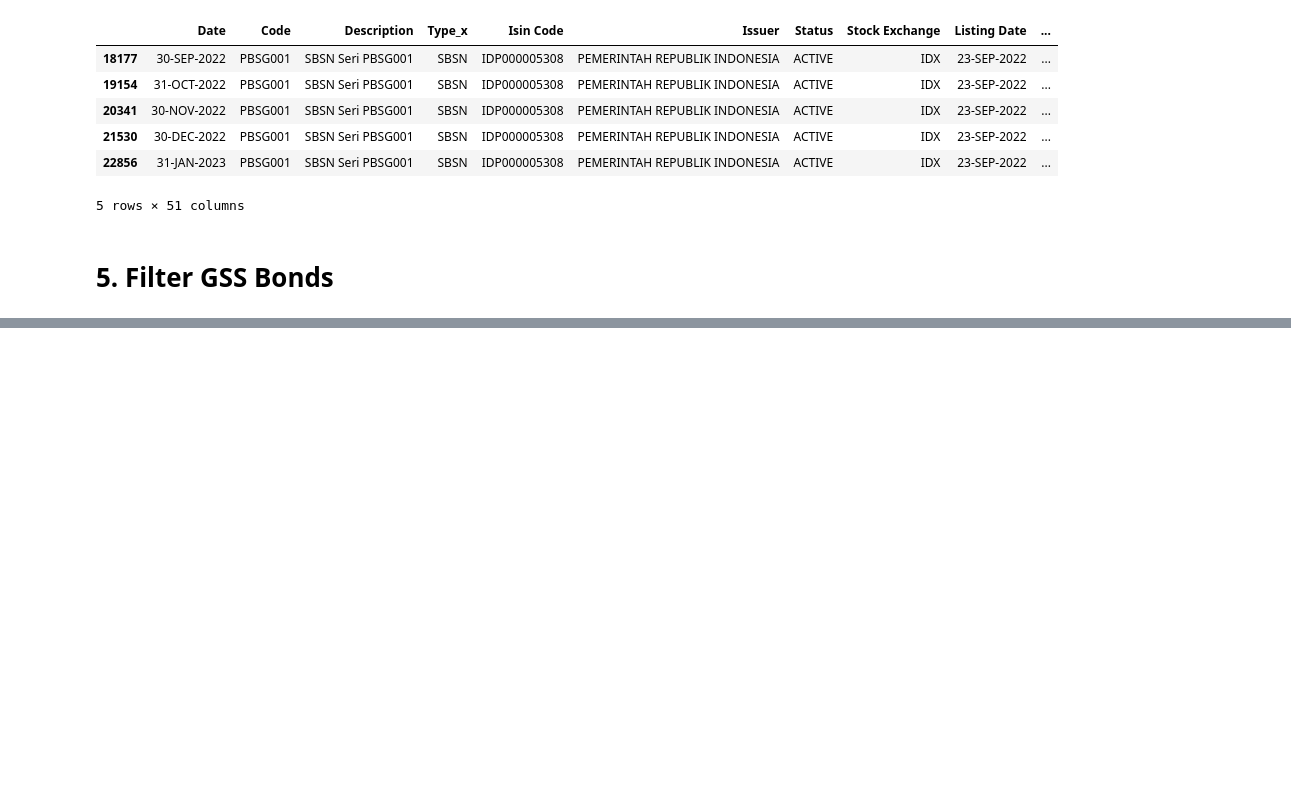
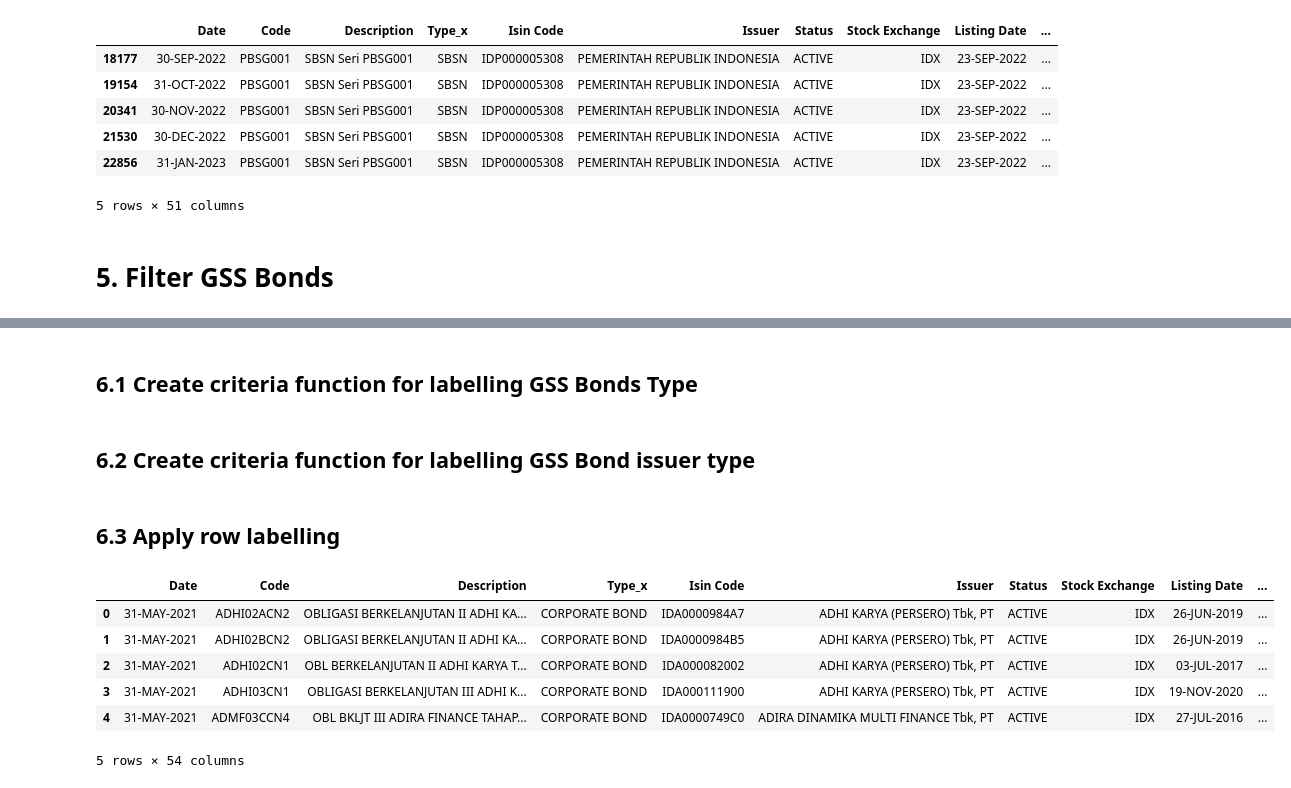
Before and after one commit to mihoku/data-preparation-indonesia-green-bonds, a Jupyter notebook: General-Data-Prep.ipynb, the cells around one changed output, grey strips where cells are left out. Cells and saved outputs as stored; diff of their text form; code cells hidden in the pictures; blank space fills up the shorter version.

```diff
--- a/General-Data-Prep.ipynb
+++ b/General-Data-Prep.ipynb
@@ -220,0 +240,4 @@ bond_data.rename(columns={'Total': 'Total_Local_Ownership', 'Total.1': 'Total_Fo
+# %%
+bond_data['Total_Outstanding'] = bond_data['Total_Local_Ownership']+bond_data['Total_Foreign_Ownership']
+pd.options.display.float_format = '{:.0f}'.format
+bond_data.head()
@@ -280,0 +314,2 @@ memory usage: 11.4+ MB
+# %% [markdown]
+## 6.1 Create criteria function for labelling GSS Bonds Type
@@ -280,0 +338,38 @@ memory usage: 11.4+ MB
+# %% [markdown]
+## 6.2 Create criteria function for labelling GSS Bond issuer type
+# %%
+def gss_bond_issuer_labeller(row):
+
+    '''
+    gss_bond_issuer_labeller function labels each row in gss bonds dataframe based on the predefined criteria.
+
+    Parameters
+    ----------
+    row: the row of a dataframe
+
+    Returns
+    -------
+    row_label
+    '''
+
+    if ('ST0' in row['Code'] and row['Type_y']=='SBSN') or ('PBSG' in row['Code'] and row['Type_y']=='SBSN'):
+        row_label = 'Government'
+    elif 'PERSERO' in row['Issuer'] or 'BANK PEMBANGUNAN DAERAH' in row['Issuer']:
+        row_label = 'State-owned Enterprise'
+    else:
+        row_label = 'Private Corporation'
+    return row_label
+# %% [markdown]
+## 6.3 Apply row labelling
+# %%
+gss_bond_data['GSS_Bond_Type'] = gss_bond_data.apply(gss_bond_type_labeller, axis=1)
+gss_bond_data['GSS_Bond_Issuer_Type'] = gss_bond_data.apply(gss_bond_issuer_labeller, axis=1)
+gss_bond_data.head()
+# %% [output]
+|  | Date | Code | Description | Type_x | Isin Code | Issuer | Status | Stock Exchange | Listing Date | ... |
+| 0 | 31-MAY-2021 | ADHI02ACN2 | OBLIGASI BERKELANJUTAN II ADHI KA... | CORPORATE BOND | IDA0000984A7 | ADHI KARYA (PERSERO) Tbk, PT | ACTIVE | IDX | 26-JUN-2019 | ... |
+| 1 | 31-MAY-2021 | ADHI02BCN2 | OBLIGASI BERKELANJUTAN II ADHI KA... | CORPORATE BOND | IDA0000984B5 | ADHI KARYA (PERSERO) Tbk, PT | ACTIVE | IDX | 26-JUN-2019 | ... |
+| 2 | 31-MAY-2021 | ADHI02CN1 | OBL BERKELANJUTAN II ADHI KARYA T... | CORPORATE BOND | IDA000082002 | ADHI KARYA (PERSERO) Tbk, PT | ACTIVE | IDX | 03-JUL-2017 | ... |
+| 3 | 31-MAY-2021 | ADHI03CN1 | OBLIGASI BERKELANJUTAN III ADHI K... | CORPORATE BOND | IDA000111900 | ADHI KARYA (PERSERO) Tbk, PT | ACTIVE | IDX | 19-NOV-2020 | ... |
+| 4 | 31-MAY-2021 | ADMF03CCN4 | OBL BKLJT III ADIRA FINANCE TAHAP... | CORPORATE BOND | IDA0000749C0 | ADIRA DINAMIKA MULTI FINANCE Tbk, PT | ACTIVE | IDX | 27-JUL-2016 | ... |
+5 rows × 54 columns
```
Also changed, not shown: parts of 16 cells of this notebook.
